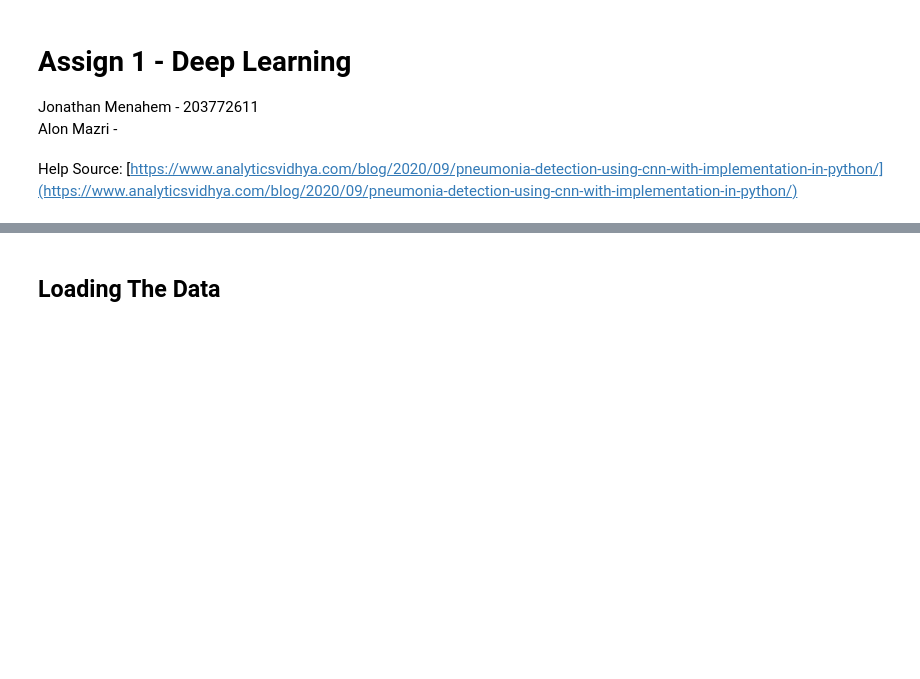
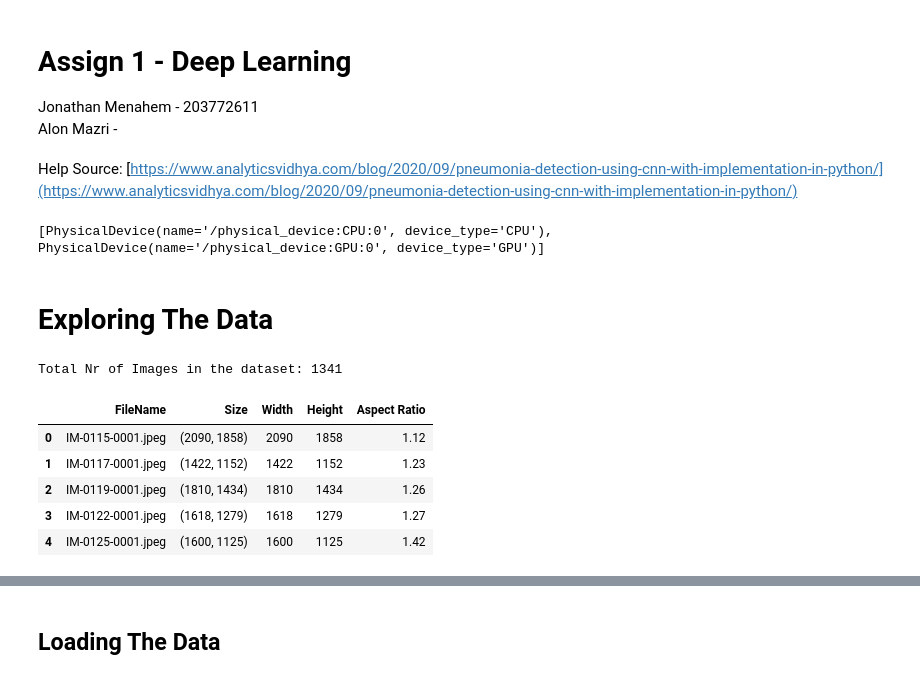
Before and after one commit to joni-menahem/DeepLearning-DrorLederman-assign1_2, a Jupyter notebook: assign1.ipynb, the cells around one changed output, grey strips where cells are left out. Drawn from its saved outputs; the diff is of its cells as text; code cells hidden in the pictures; blank space fills up the shorter version.

```diff
--- a/assign1.ipynb
+++ b/assign1.ipynb
@@ -16,3 +18,43 @@ from sklearn.preprocessing import OneHotEncoder
 from sklearn.metrics import confusion_matrix
 from keras.models import Model, load_model
 from keras.layers import Dense, Input, Conv2D, MaxPool2D, Flatten
+# %%
+import tensorflow as tf
+
+print(tf.config.list_physical_devices())
+# %% [output]
+[PhysicalDevice(name='/physical_device:CPU:0', device_type='CPU'), PhysicalDevice(name='/physical_device:GPU:0', device_type='GPU')]
+# %% [markdown]
+<h1>Exploring The Data</h1>
+# %%
+# Identify Image Resolutions
+
+# Import Packages
+import pandas as pd
+import matplotlib.pyplot  as plt
+from PIL import Image
+from pathlib import Path
+import imagesize
+import numpy as np
+
+# Get the Image Resolutions
+root_path = 'chest_xray\\train\\NORMAL\\'
+imgs = [img.name for img in Path(root_path).iterdir() if img.suffix == ".jpeg"]
+img_meta = {}
+for f in imgs: img_meta[str(f)] = imagesize.get(root_path+f)
+
+# Convert it to Dataframe and compute aspect ratio
+img_meta_df = pd.DataFrame.from_dict([img_meta]).T.reset_index().set_axis(['FileName', 'Size'], axis='columns', inplace=False)
+img_meta_df[["Width", "Height"]] = pd.DataFrame(img_meta_df["Size"].tolist(), index=img_meta_df.index)
+img_meta_df["Aspect Ratio"] = round(img_meta_df["Width"] / img_meta_df["Height"], 2)
+
+print(f'Total Nr of Images in the dataset: {len(img_meta_df)}')
+img_meta_df.head()
+# %% [output]
+Total Nr of Images in the dataset: 1341
+|  | FileName | Size | Width | Height | Aspect Ratio |
+| 0 | IM-0115-0001.jpeg | (2090, 1858) | 2090 | 1858 | 1.12 |
+| 1 | IM-0117-0001.jpeg | (1422, 1152) | 1422 | 1152 | 1.23 |
+| 2 | IM-0119-0001.jpeg | (1810, 1434) | 1810 | 1434 | 1.26 |
+| 3 | IM-0122-0001.jpeg | (1618, 1279) | 1618 | 1279 | 1.27 |
+| 4 | IM-0125-0001.jpeg | (1600, 1125) | 1600 | 1125 | 1.42 |
```
Also changed, not shown: parts of 18 cells of this notebook.
